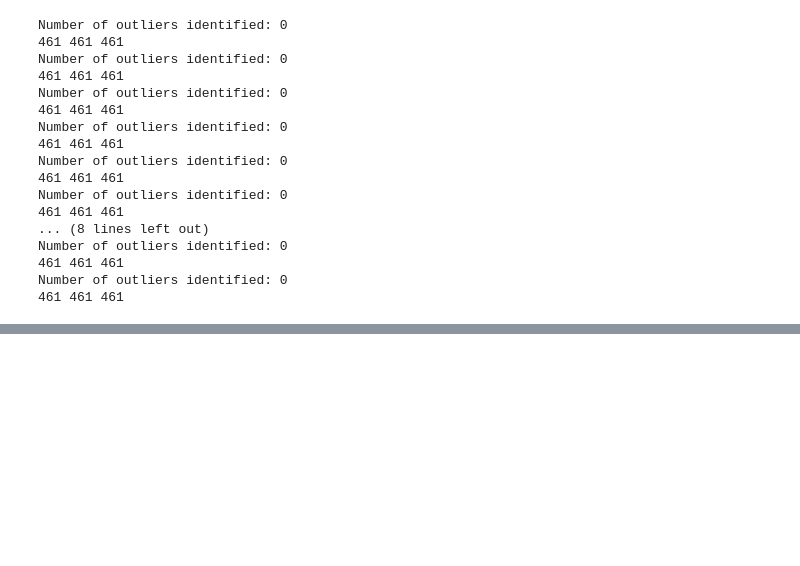
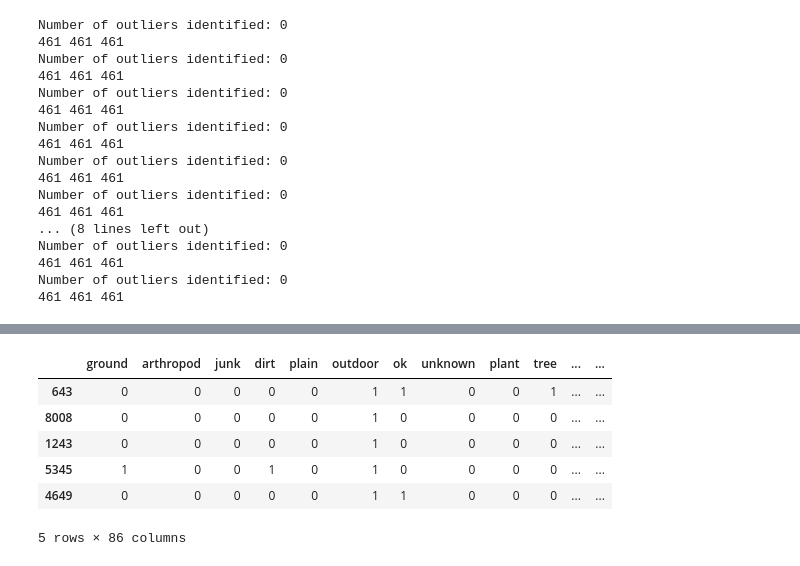
Before and after one commit to smenon8/AnimalWildlifeEstimator, a Jupyter notebook: Notebooks/ImageSharebilityPredictorsNB.ipynb, the cells around one changed output, grey strips where cells are left out. Saved outputs shown, nothing was run; the diff lists cells and outputs as text; code cells hidden in the pictures; blank space fills up the shorter version.

```diff
--- a/Notebooks/ImageSharebilityPredictorsNB.ipynb
+++ b/Notebooks/ImageSharebilityPredictorsNB.ipynb
@@ -185,0 +259,10 @@ Number of outliers identified: 0
+# %%
+a.train_x.head()
+# %% [output]
+|  | ground | arthropod | junk | dirt | plain | outdoor | ok | unknown | plant | tree | ... | ... |
+| 643 | 0 | 0 | 0 | 0 | 0 | 1 | 1 | 0 | 0 | 1 | ... | ... |
+| 8008 | 0 | 0 | 0 | 0 | 0 | 1 | 0 | 0 | 0 | 0 | ... | ... |
+| 1243 | 0 | 0 | 0 | 0 | 0 | 1 | 0 | 0 | 0 | 0 | ... | ... |
+| 5345 | 1 | 0 | 0 | 1 | 0 | 1 | 0 | 0 | 0 | 0 | ... | ... |
+| 4649 | 0 | 0 | 0 | 0 | 0 | 1 | 1 | 0 | 0 | 0 | ... | ... |
+5 rows × 86 columns
```
Also changed, not shown: parts of 11 cells of this notebook, 53 other files.
